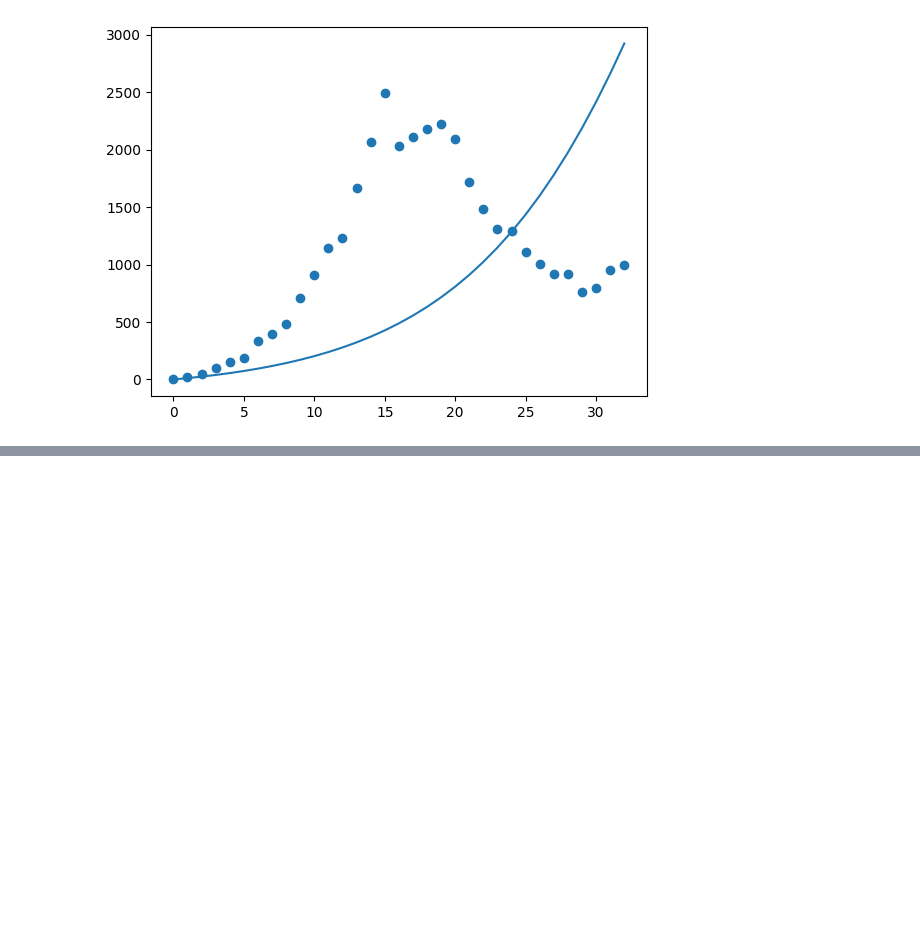
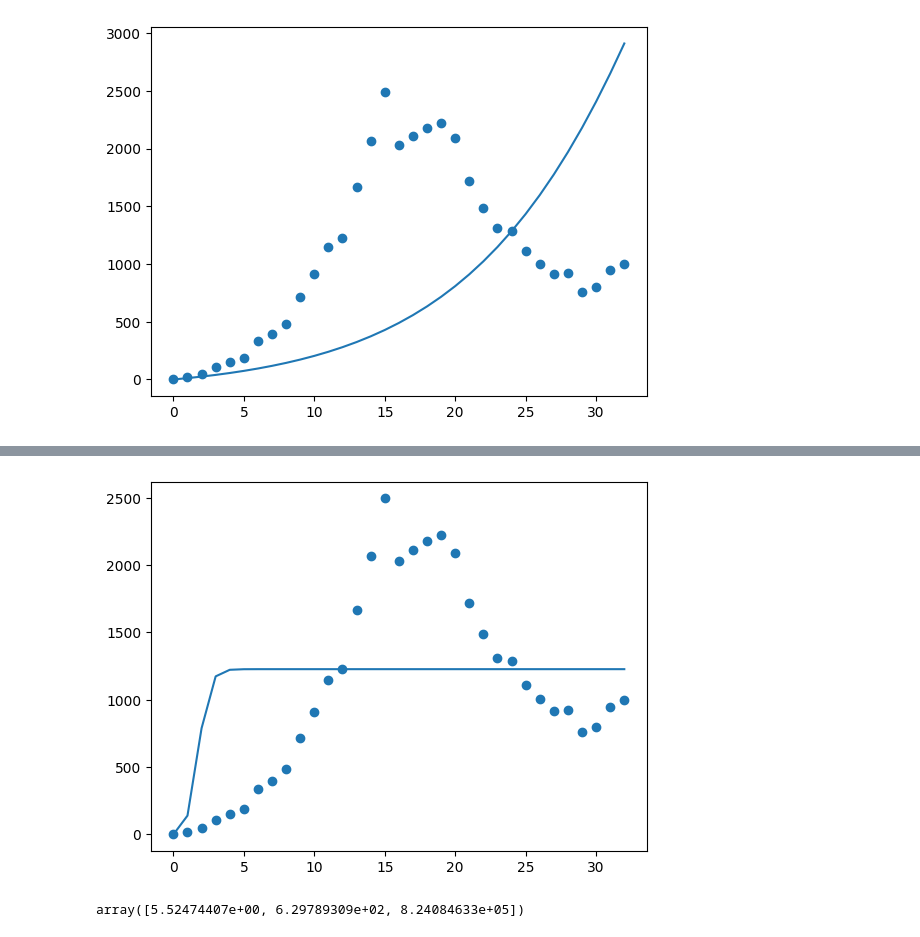
Before and after one commit to HilbertN/Analisis_de_datos_Tareas, a Jupyter notebook: Tarea3_Ajuste_de_parametros.ipynb, the cells around one changed output, grey strips where cells are left out. Drawn from its saved outputs; the diff is of its cells as text; code cells hidden in the pictures; blank space fills up the shorter version.

```diff
--- a/Tarea3_Ajuste_de_parametros.ipynb
+++ b/Tarea3_Ajuste_de_parametros.ipynb
@@ -341,0 +403,14 @@ Pienso que no se pudo ajustar porqué los datos son muy ruidosos entre la semana
+# %%
+t=np.arange(0,33)
+N0=8000.0
+y0=np.array([N0-1.,1.,0.])
+
+def model(y,t):
+	return SIC(y,t,res.x[0],res.x[1],res.x[2])
+model_prediction = odeint(model, y0, t)
+
+plt.plot(t,model_prediction[:,2])
+plt.scatter(t,ola1['positivo'])
+plt.show()
+# %% [output]
+[figure, added]
@@ -341,0 +432,6 @@ Pienso que no se pudo ajustar porqué los datos son muy ruidosos entre la semana
+# %%
+t=np.arange(0,33)
+param, cov = optimize.curve_fit(Acum, xdata=t, ydata=np.array(ola1['positivo']) ,p0=[0.0000000001,0.9,80000],maxfev=1000000)
+param
+# %% [output]
+array([5.52474407e+00, 6.29789309e+02, 8.24084633e+05])
```
Also changed, not shown: parts of 12 cells of this notebook.
